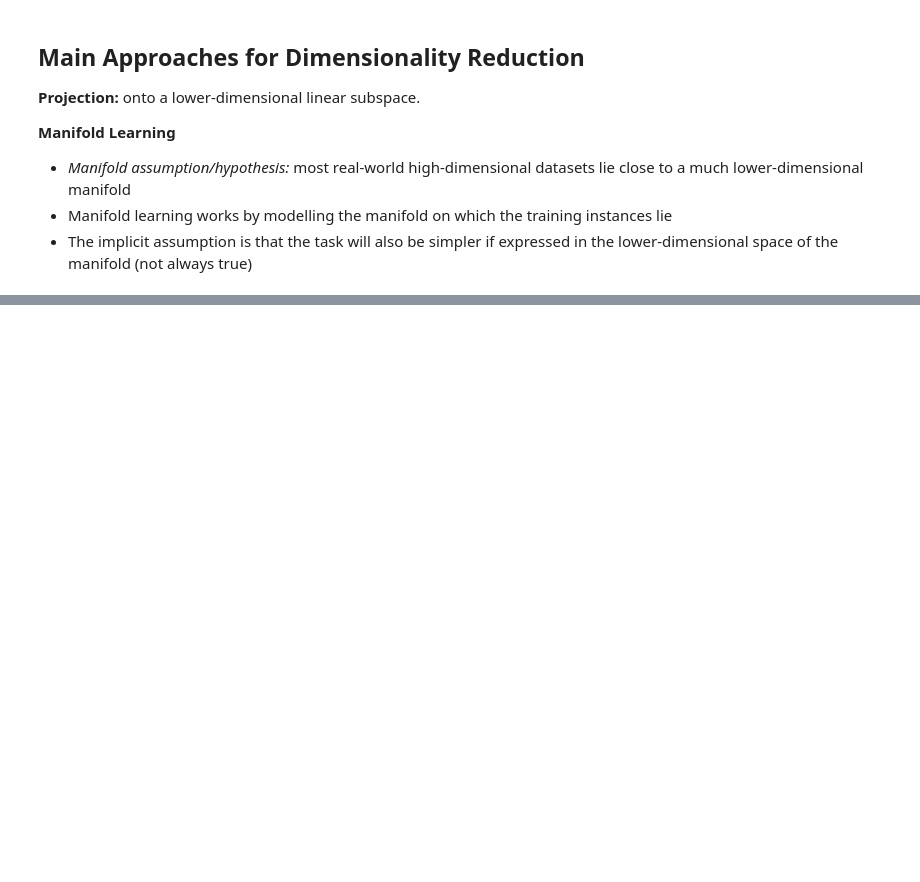
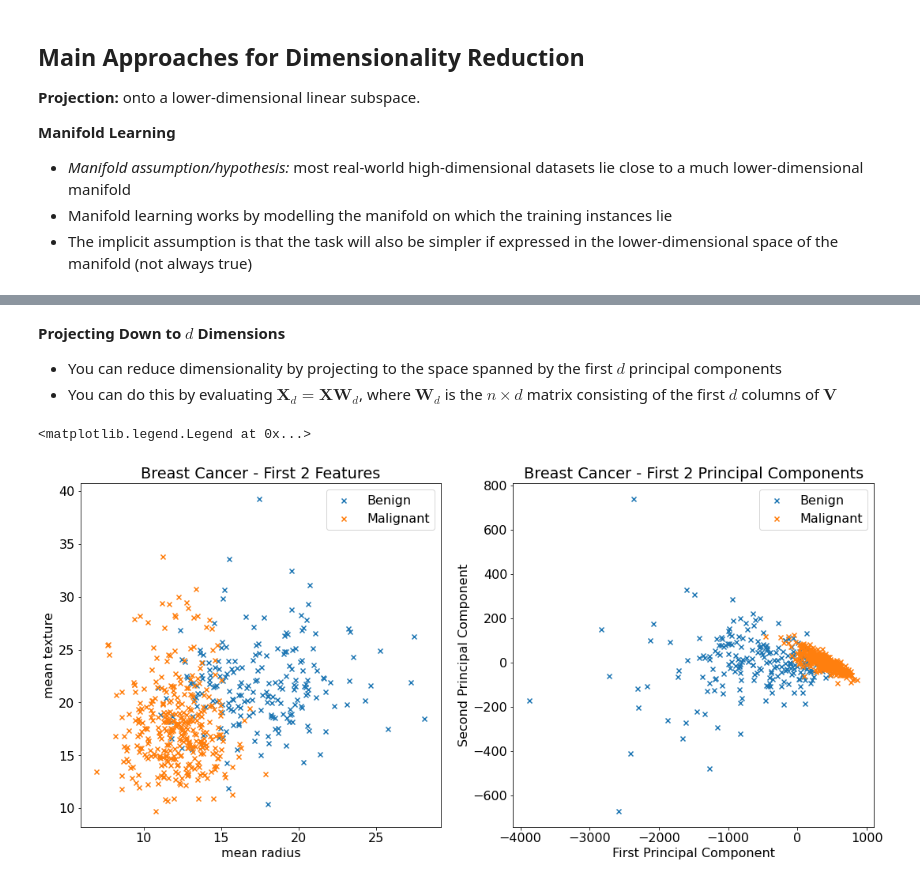
Before and after one commit to chris-leonard/hands-on-machine-learning, a Jupyter notebook: chapter-8/chapter-8-notes.ipynb, the cells around one changed output, grey strips where cells are left out. Saved outputs shown, nothing was run; the diff lists cells and outputs as text; code cells hidden in the pictures; blank space fills up the shorter version.

```diff
--- a/chapter-8/chapter-8-notes.ipynb
+++ b/chapter-8/chapter-8-notes.ipynb
@@ -28,0 +105,12 @@ plt.rcParams.update({"figure.figsize" : (10, 8), "font.size": 16})
+# %%
+# PCA calculated manually using np.linalg
+X_centred = X - X.mean(axis=0)
+U, S, Vt = np.linalg.svd(X_centred)
+V = Vt.T
+
+# first principal components
+pc1 = V[:, 0]
+pc2 = V[:, 1]
+
+print("First principal component: ", pc1)
+print("Second principal component: ", pc2)
@@ -28,0 +134,36 @@ plt.rcParams.update({"figure.figsize" : (10, 8), "font.size": 16})
+# %% [markdown]
+**Projecting Down to $d$ Dimensions**
+- You can reduce dimensionality by projecting to the space spanned by the first $d$ principal components
+- You can do this by evaluating $\mathbf{X}_d = \mathbf{X}\mathbf{W}_d$, where $\mathbf{W}_d$ is the $n\times d$ matrix consisting of the first $d$ columns of $\mathbf{V}$
+# %%
+# plot first 2 components against first 2 features
+X2 = X_centred @ V[:, :2]
+
+fig, axs = plt.subplots(1, 2, figsize=(18, 8))
+
+# first 2 features
+ax = axs[0]
+ax.scatter(X[y==0, 0], X[y==0, 1], marker="x", label="Benign")
+ax.scatter(X[y==1, 0], X[y==1, 1], marker="x", label="Malignant")
+
+ax.set_xlabel(feat_names[0])
+ax.set_ylabel(feat_names[1])
+
+ax.set_title("Breast Cancer - First 2 Features")
+
+ax.legend()
+
+# first 2 pcs
+ax = axs[1]
+ax.scatter(X2[y==0, 0], X2[y==0, 1], marker="x", label="Benign")
+ax.scatter(X2[y==1, 0], X2[y==1, 1], marker="x", label="Malignant")
+
+ax.set_xlabel("First Principal Component")
+ax.set_ylabel("Second Principal Component")
+
+ax.set_title("Breast Cancer - First 2 Principal Components");
+
+ax.legend();
+# %% [output]
+<matplotlib.legend.Legend at 0x...>
+[figure, added]
```
Also changed, not shown: parts of 19 cells of this notebook, 3 other files.
